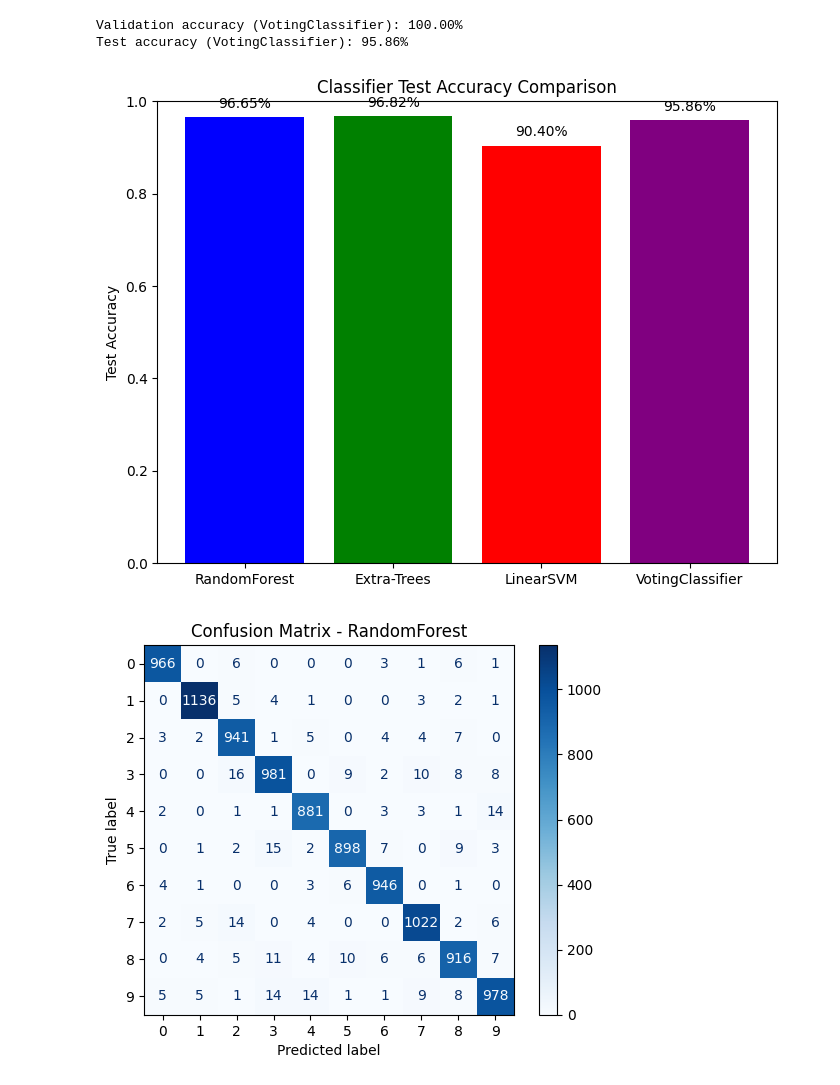
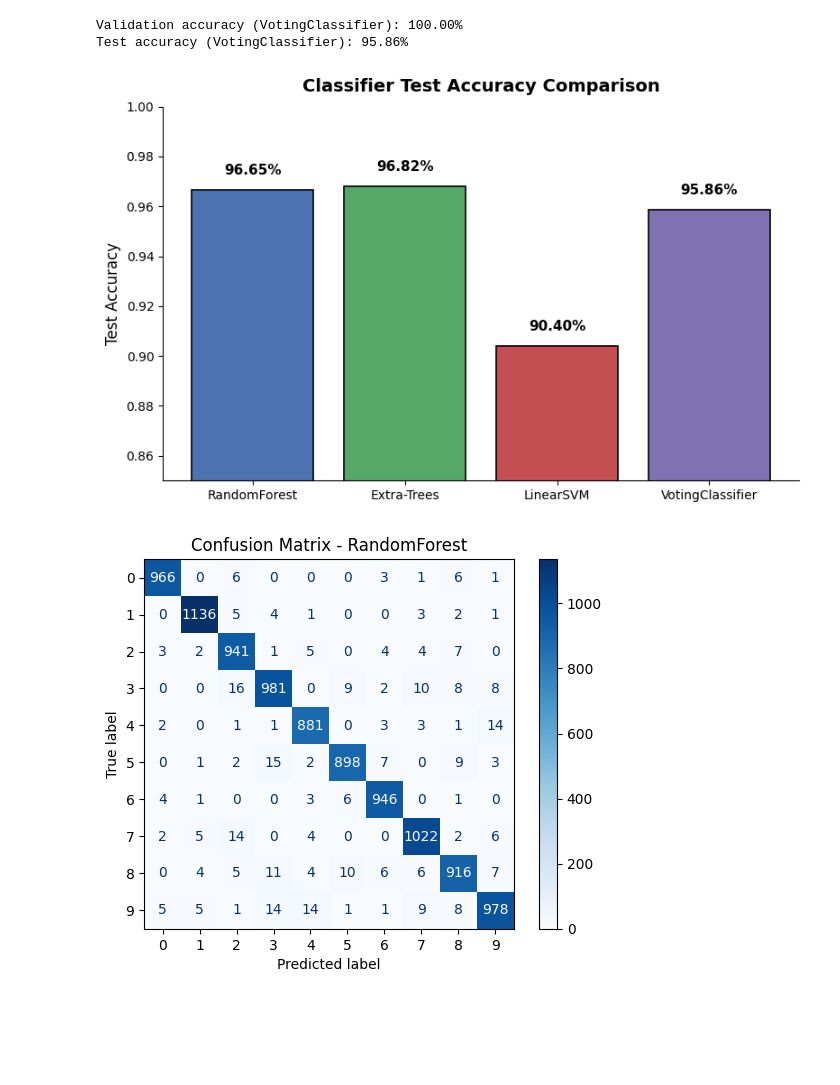
Before and after one commit to appleiphonedddd/NCNU_ML_HW2, a Jupyter notebook: MNIST.ipynb, the cells around one changed output. Cells and saved outputs as stored; diff of their text form; code cells hidden in the pictures; blank space fills up the shorter version.

```diff
--- a/MNIST.ipynb
+++ b/MNIST.ipynb
@@ -468,18 +468,29 @@ Test accuracy (VotingClassifier): 95.86%
 # %%
 # plot the RandomForestClassifier, Extra-Trees classifier, and SVM classifier and voting classifier accuracy comparison bar chart
 
 models = ['RandomForest', 'Extra-Trees', 'LinearSVM', 'VotingClassifier']
 test_accuracies = [rf_test_acc, et_test_acc, svm_test_acc, voting_test_acc]
-plt.figure(figsize=(8, 6))
-plt.bar(models, test_accuracies, color=['blue', 'green', 'red', 'purple'])
-plt.ylim(0, 1)
-plt.ylabel('Test Accuracy')
-plt.title('Classifier Test Accuracy Comparison')
-for i, acc in enumerate(test_accuracies):
-    plt.text(i, acc + 0.02, f"{acc * 100:.2f}%", ha='center', fontsize=10)
+
+plt.figure(figsize=(8, 5))
+
+colors = ['#4C72B0', '#55A868', '#C44E52', '#8172B3']
+bars = plt.bar(models, test_accuracies, color=colors, edgecolor='black', linewidth=1.2)
+
+plt.title('Classifier Test Accuracy Comparison', fontsize=14, fontweight='bold', pad=12)
+plt.ylabel('Test Accuracy', fontsize=12)
+plt.ylim(0.85, 1.0)
+
+for bar, acc in zip(bars, test_accuracies):
+    plt.text(bar.get_x() + bar.get_width()/2, acc + 0.005,
+             f"{acc*100:.2f}%", ha='center', va='bottom', fontsize=11, fontweight='semibold')
+
+for spine in ['top', 'right']:
+    plt.gca().spines[spine].set_visible(False)
+
+plt.tight_layout()
 plt.show()
 # %% [output]
-[figure, old version]
+[figure, new version]
 # %%
 # Show each classifier's confusion matrix on the test set
 
```
Also changed, not shown: parts of 4 cells of this notebook.
